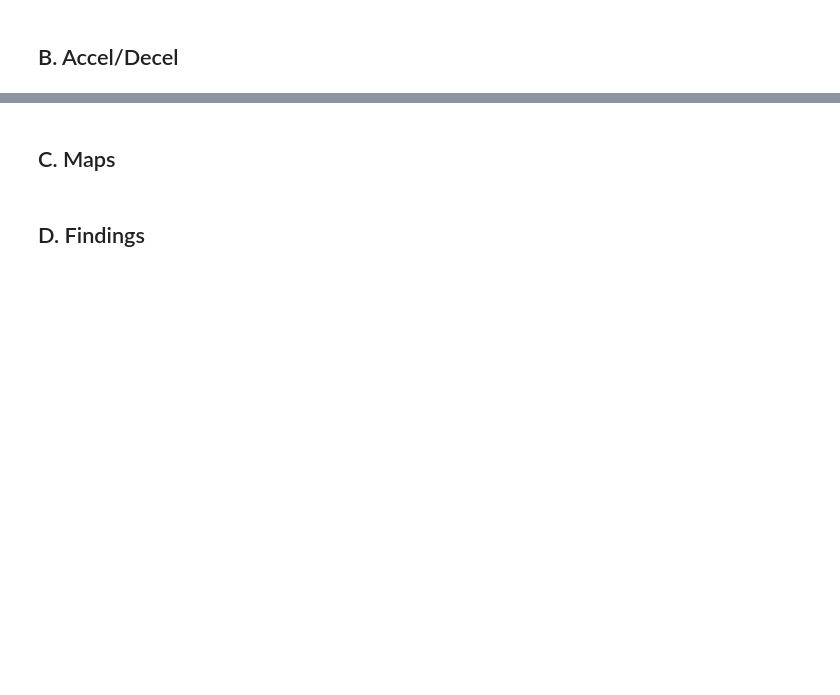
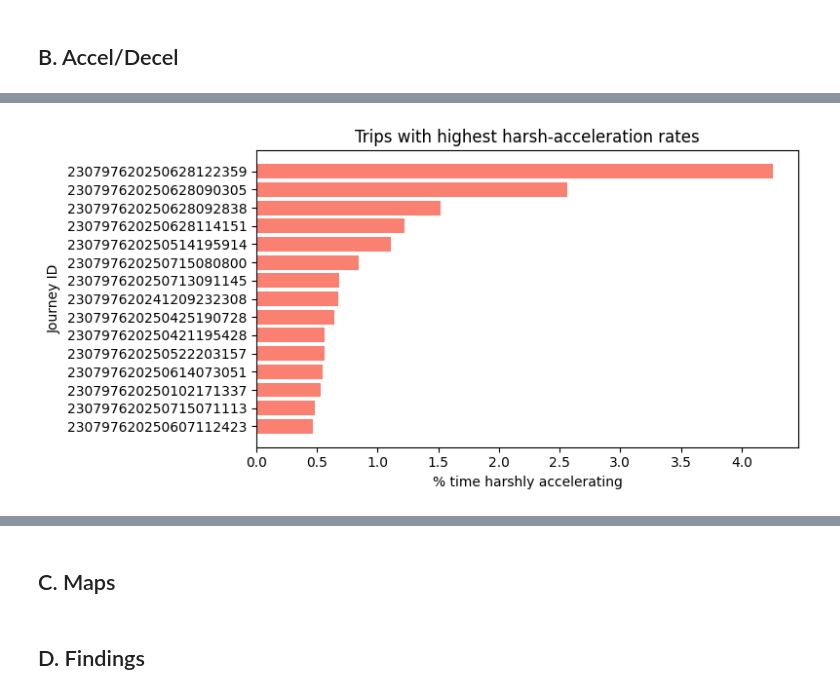
Before and after one commit to abdulabolahom/indepth-driving-data-analysis, a Jupyter notebook: notebooks/02_analysis.ipynb, the cells around one changed output, grey strips where cells are left out. Saved outputs shown, nothing was run; the diff lists cells and outputs as text; code cells hidden in the pictures; blank space fills up the shorter version.

Commit message:
feat: add harsh accel/decel analysis + map

```diff
--- a/notebooks/02_analysis.ipynb
+++ b/notebooks/02_analysis.ipynb
@@ -559,0 +674,8 @@ df = con.sql("""
+# %%
+import numpy as np
+df_1hz["accel"] = df_1hz["accel"].replace([np.inf, -np.inf], np.nan)
+# %%
+df_1hz["accel"] = df_1hz["accel"].clip(-15, 15)
+# %%
+df_1hz["harsh_accel"] = df_1hz["accel"] > 6.7
+df_1hz["harsh_brake"] = df_1hz["accel"] < -6.7
@@ -559,0 +696,7 @@ df = con.sql("""
+# %%
+rate_trip = (
+    df_1hz.groupby("Journey ID")[["harsh_accel","harsh_brake"]]
+    .mean()
+    .reset_index()
+)
+rate_trip.columns = ["Journey ID","accel_rate","brake_rate"]
@@ -559,0 +748,16 @@ df = con.sql("""
+# %%
+import matplotlib.pyplot as plt
+
+plt.figure(figsize=(8,4))
+plt.barh(
+    rate_trip.sort_values("accel_rate", ascending=True).tail(15)["Journey ID"],
+    rate_trip.sort_values("accel_rate", ascending=True).tail(15)["accel_rate"]*100,
+    color="salmon"
+)
+plt.xlabel("% time harshly accelerating")
+plt.ylabel("Journey ID")
+plt.title("Trips with highest harsh-acceleration rates")
+plt.tight_layout()
+plt.show()
+# %% [output]
+[figure, added]
```
Also changed, not shown: parts of 24 cells of this notebook, 1 other file.
